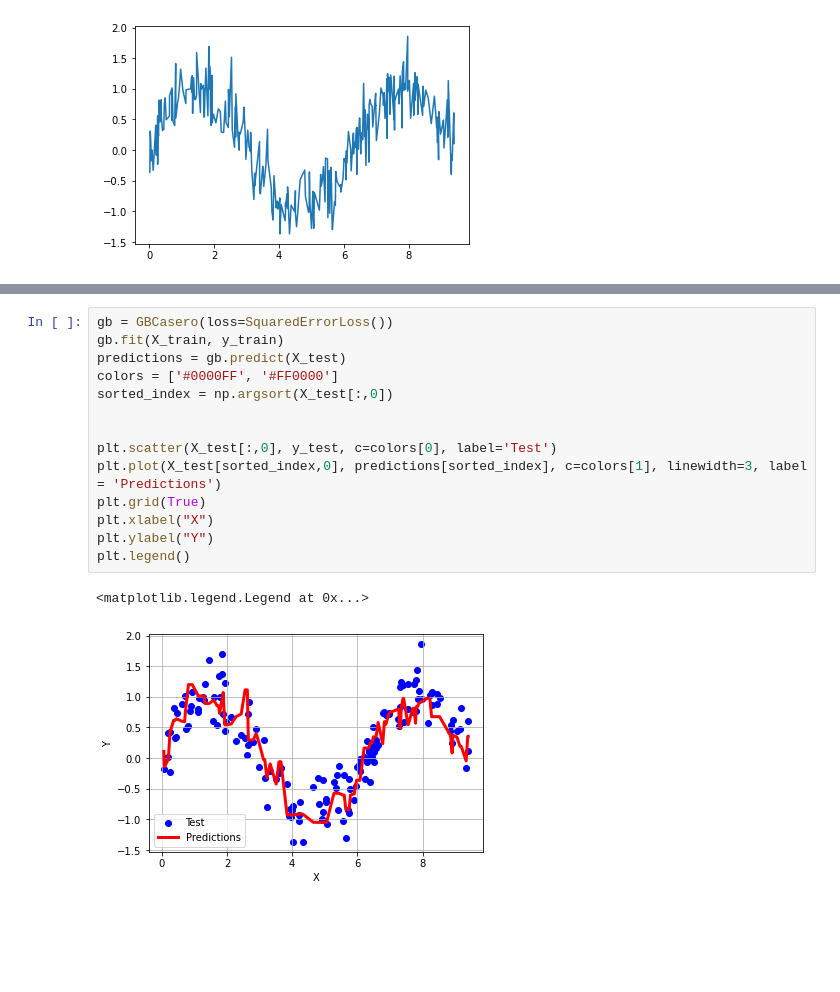
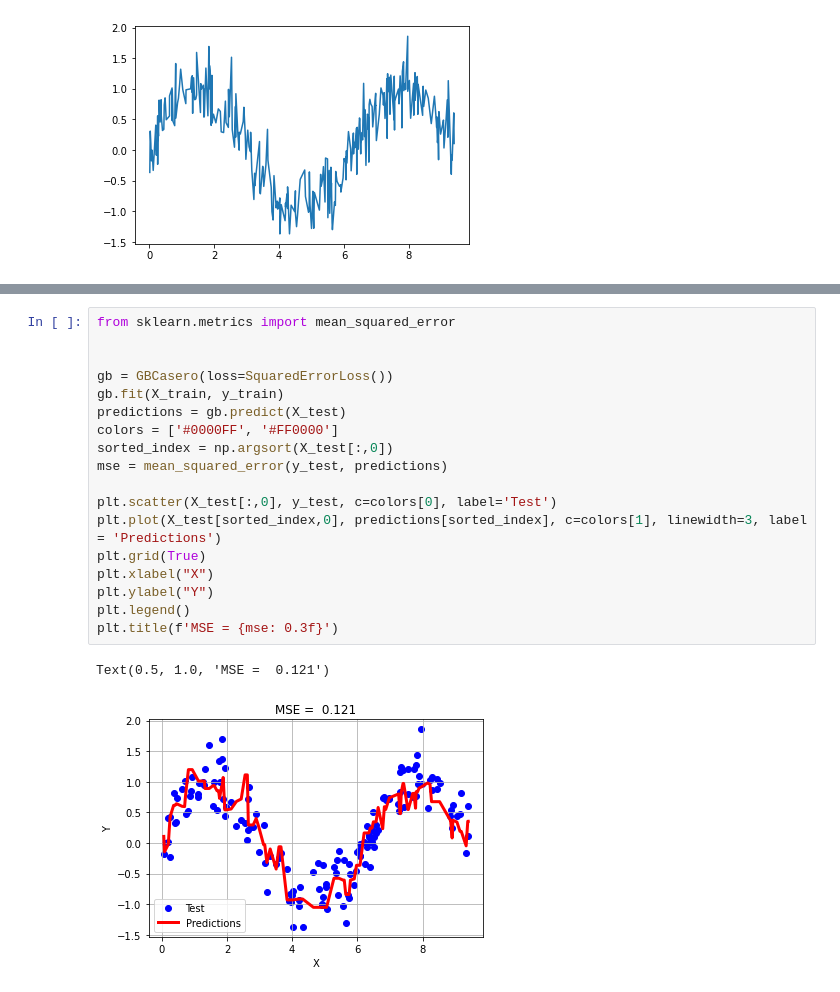
Before and after one commit to BlancaCC/MetodoAvanzadosAprendizajeAutomatico, a Jupyter notebook: bayes/gradient_boosting.ipynb, the cells around one changed output, grey strips where cells are left out. Cells and saved outputs as stored; diff of their text form; blank space fills up the shorter version.

```diff
--- a/bayes/gradient_boosting.ipynb
+++ b/bayes/gradient_boosting.ipynb
@@ -401,17 +397,21 @@ X_train, X_test, y_train, y_test = train_test_split(X, Y, test_size=0.5, random_
 # %%
+from sklearn.metrics import mean_squared_error
+
+
 gb = GBCasero(loss=SquaredErrorLoss())
 gb.fit(X_train, y_train)
 predictions = gb.predict(X_test)
 colors = ['#0000FF', '#FF0000']
 sorted_index = np.argsort(X_test[:,0])
-
+mse = mean_squared_error(y_test, predictions)
 
 plt.scatter(X_test[:,0], y_test, c=colors[0], label='Test')
 plt.plot(X_test[sorted_index,0], predictions[sorted_index], c=colors[1], linewidth=3, label = 'Predictions')
 plt.grid(True)
 plt.xlabel("X")
 plt.ylabel("Y")
 plt.legend()
+plt.title(f'MSE = {mse: 0.3f}')
 # %% [output]
-<matplotlib.legend.Legend at 0x...>
+Text(0.5, 1.0, 'MSE =  0.121')
-[figure, old version]
+[figure, new version]
```
Also changed, not shown: parts of 4 cells of this notebook.
